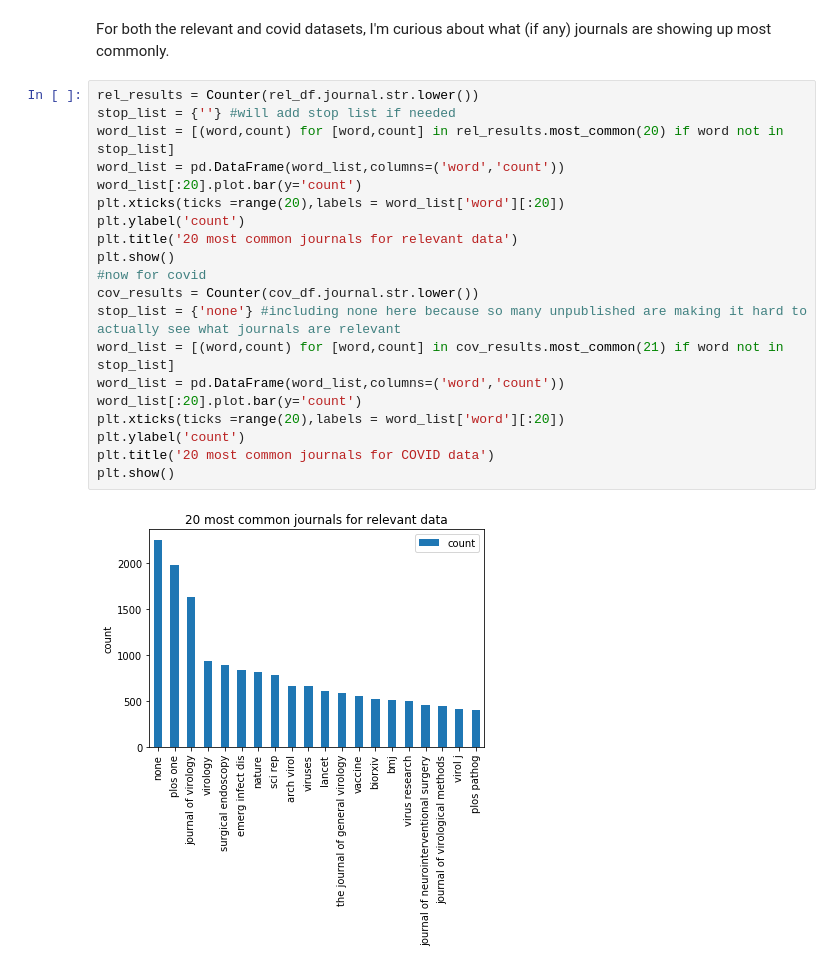
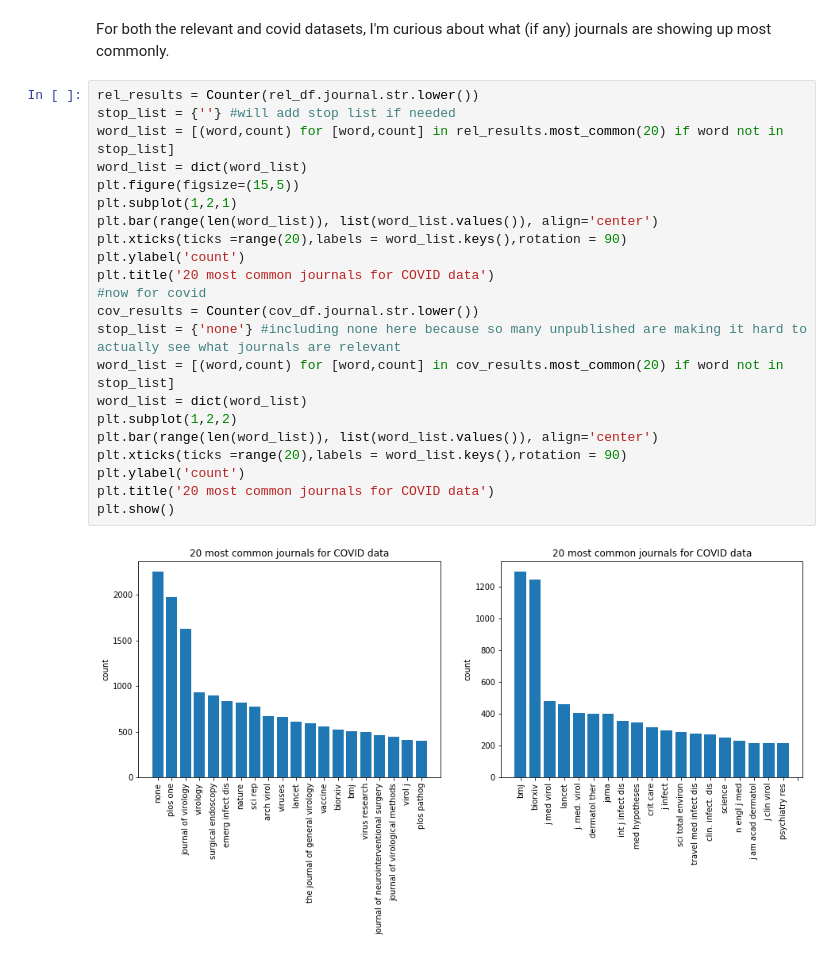
Before and after one commit to jmohl/preprintR, a Jupyter notebook: src/notebooks/CORD19_EDA.ipynb, the cells around one changed output. Saved outputs shown, nothing was run; the diff lists cells and outputs as text.

```diff
--- a/src/notebooks/CORD19_EDA.ipynb
+++ b/src/notebooks/CORD19_EDA.ipynb
@@ -171,22 +173,24 @@ For both the relevant and covid datasets, I'm curious about what (if any) journa
 # %%
 rel_results = Counter(rel_df.journal.str.lower())
 stop_list = {''} #will add stop list if needed
 word_list = [(word,count) for [word,count] in rel_results.most_common(20) if word not in stop_list]
-word_list = pd.DataFrame(word_list,columns=('word','count'))
-word_list[:20].plot.bar(y='count')
-plt.xticks(ticks =range(20),labels = word_list['word'][:20])
+word_list = dict(word_list)
+plt.figure(figsize=(15,5))
+plt.subplot(1,2,1)
+plt.bar(range(len(word_list)), list(word_list.values()), align='center')
+plt.xticks(ticks =range(20),labels = word_list.keys(),rotation = 90)
 plt.ylabel('count')
-plt.title('20 most common journals for relevant data')
-plt.show()
+plt.title('20 most common journals for COVID data')
 #now for covid
 cov_results = Counter(cov_df.journal.str.lower())
 stop_list = {'none'} #including none here because so many unpublished are making it hard to actually see what journals are relevant
-word_list = [(word,count) for [word,count] in cov_results.most_common(21) if word not in stop_list]
-word_list = pd.DataFrame(word_list,columns=('word','count'))
-word_list[:20].plot.bar(y='count')
-plt.xticks(ticks =range(20),labels = word_list['word'][:20])
+word_list = [(word,count) for [word,count] in cov_results.most_common(20) if word not in stop_list]
+word_list = dict(word_list)
+plt.subplot(1,2,2)
+plt.bar(range(len(word_list)), list(word_list.values()), align='center')
+plt.xticks(ticks =range(20),labels = word_list.keys(),rotation = 90)
 plt.ylabel('count')
 plt.title('20 most common journals for COVID data')
 plt.show()
 # %% [output]
-[figure, old version]
+[figure, new version]
```
Also changed, not shown: parts of 9 cells of this notebook.
